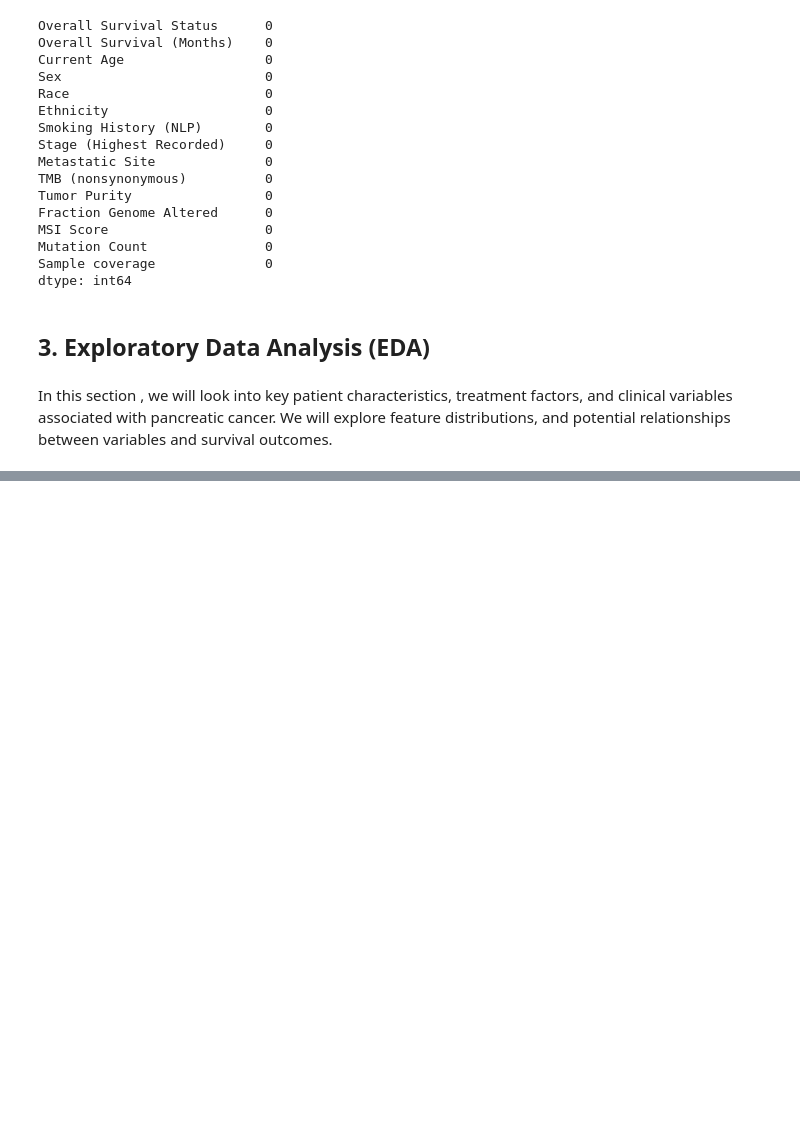
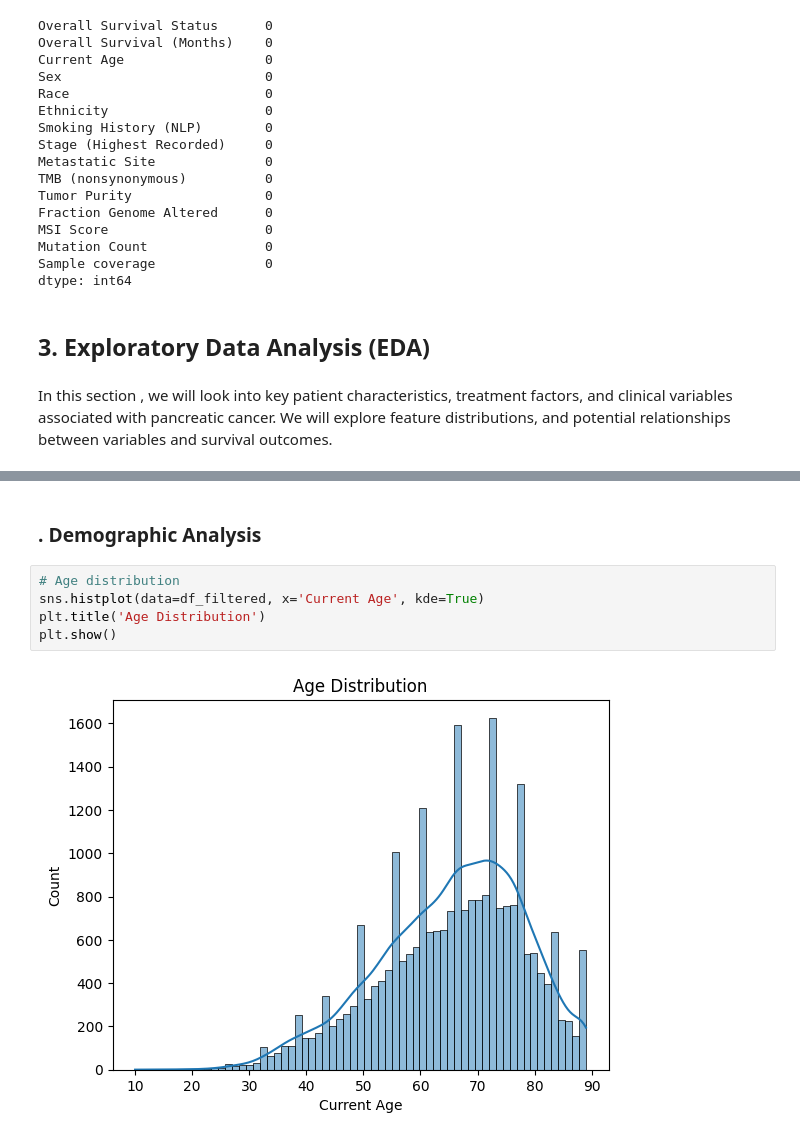
Before and after one commit to chriskarta/Pancreatic-Cancer-Survival-Prediction, a Jupyter notebook: index.ipynb, the cells around one changed output, grey strips where cells are left out. Cells and saved outputs as stored; diff of their text form; blank space fills up the shorter version.

```diff
--- a/index.ipynb
+++ b/index.ipynb
@@ -247,0 +277,9 @@ In this section , we will look into key patient characteristics, treatment facto
+# %% [markdown]
+### . Demographic Analysis
+# %%
+# Age distribution
+sns.histplot(data=df_filtered, x='Current Age', kde=True)
+plt.title('Age Distribution')
+plt.show()
+# %% [output]
+[figure, added]
```
Also changed, not shown: parts of 32 cells of this notebook.
